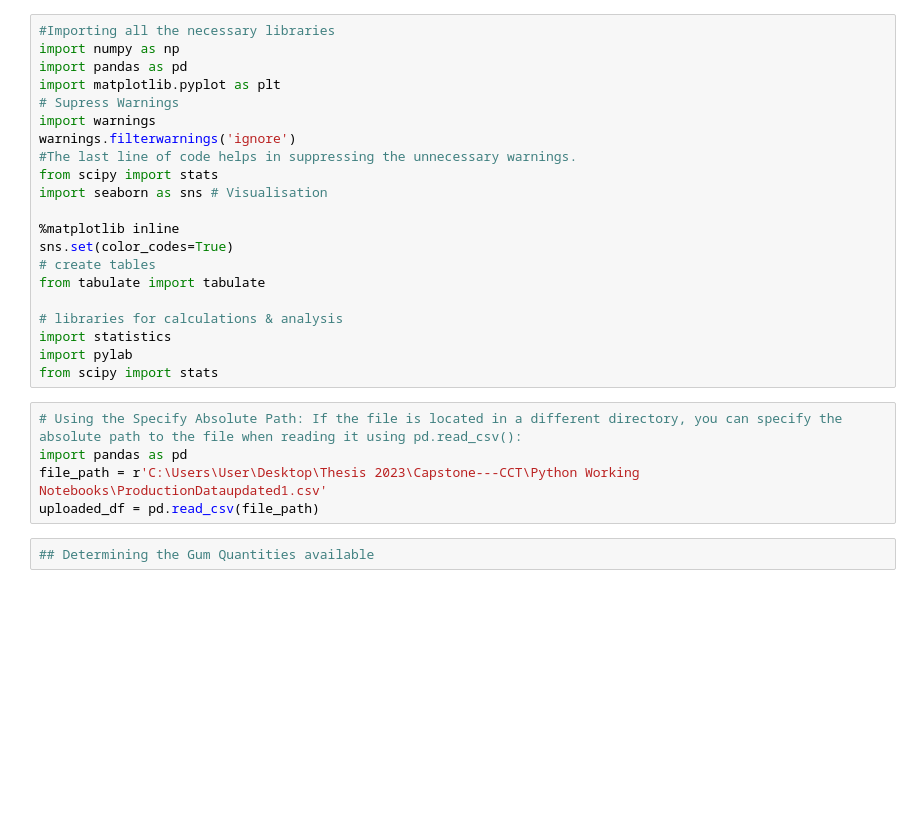
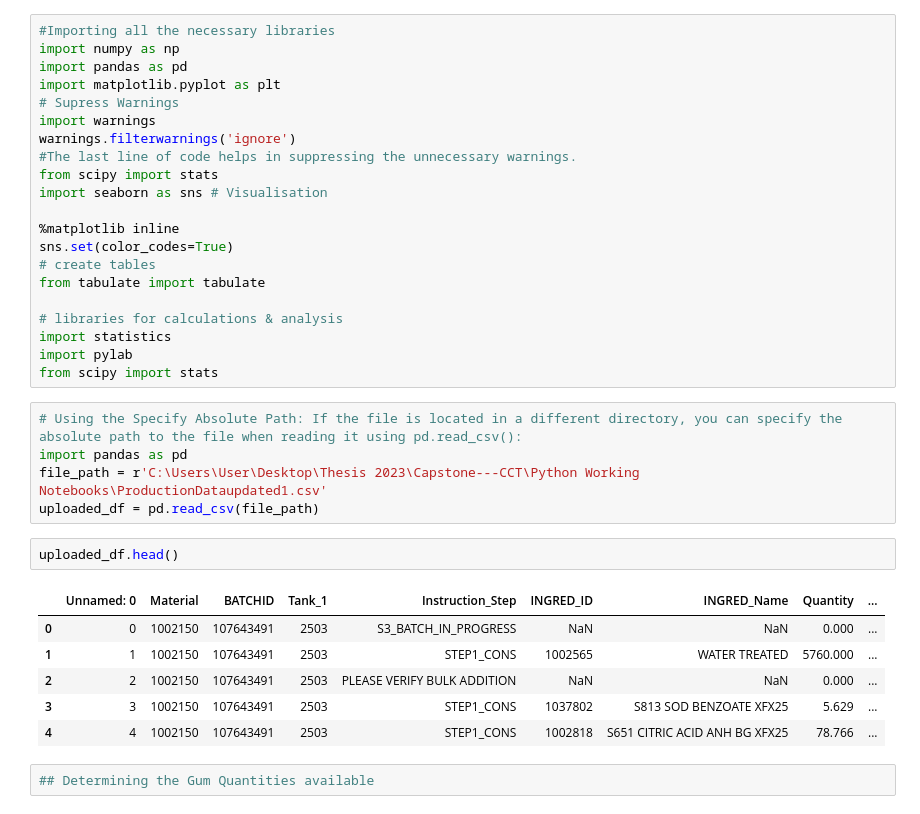
Before and after one commit to MichelleMoran431/Capstone---CCT, a Jupyter notebook: Python Working Notebooks/GumAddition EDA-Copy1.ipynb, the cells around one changed output. Saved outputs shown, nothing was run; the diff lists cells and outputs as text; blank space fills up the shorter version.

```diff
--- a/Python Working Notebooks/GumAddition EDA-Copy1.ipynb
+++ b/Python Working Notebooks/GumAddition EDA-Copy1.ipynb
@@ -24,6 +24,15 @@ from scipy import stats
 import pandas as pd
 file_path = r'C:\Users\User\Desktop\Thesis 2023\Capstone---CCT\Python Working Notebooks\ProductionDataupdated1.csv'
 uploaded_df = pd.read_csv(file_path)
+# %%
+uploaded_df.head()
+# %% [output]
+|  | Unnamed: 0 | Material | BATCHID | Tank_1 | Instruction_Step | INGRED_ID | INGRED_Name | Quantity | ... |
+| 0 | 0 | 1002150 | 107643491 | 2503 | S3_BATCH_IN_PROGRESS | NaN | NaN | 0.000 | ... |
+| 1 | 1 | 1002150 | 107643491 | 2503 | STEP1_CONS | 1002565 | WATER TREATED | 5760.000 | ... |
+| 2 | 2 | 1002150 | 107643491 | 2503 | PLEASE VERIFY BULK ADDITION | NaN | NaN | 0.000 | ... |
+| 3 | 3 | 1002150 | 107643491 | 2503 | STEP1_CONS | 1037802 | S813 SOD BENZOATE XFX25 | 5.629 | ... |
+| 4 | 4 | 1002150 | 107643491 | 2503 | STEP1_CONS | 1002818 | S651 CITRIC ACID ANH BG XFX25 | 78.766 | ... |
 # %%
 ## Determining the Gum Quantities available
 # %%
```
Also changed, not shown: parts of 8 cells of this notebook, 2 other files.
